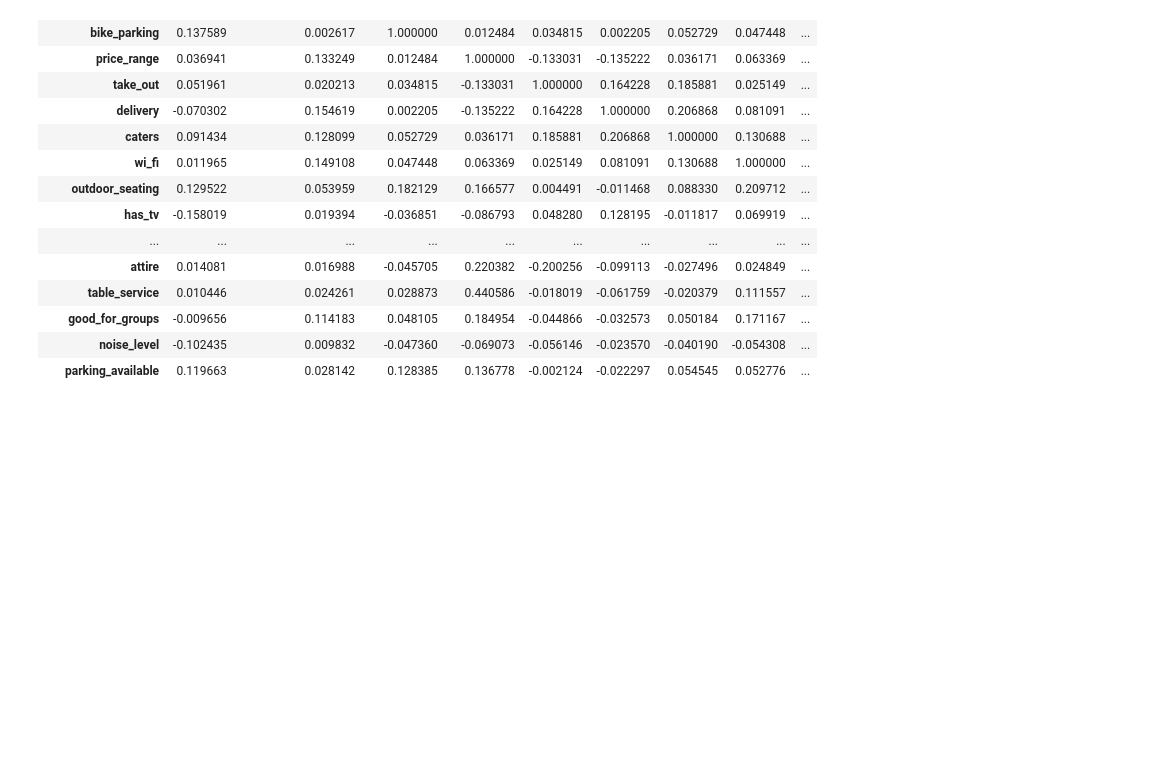
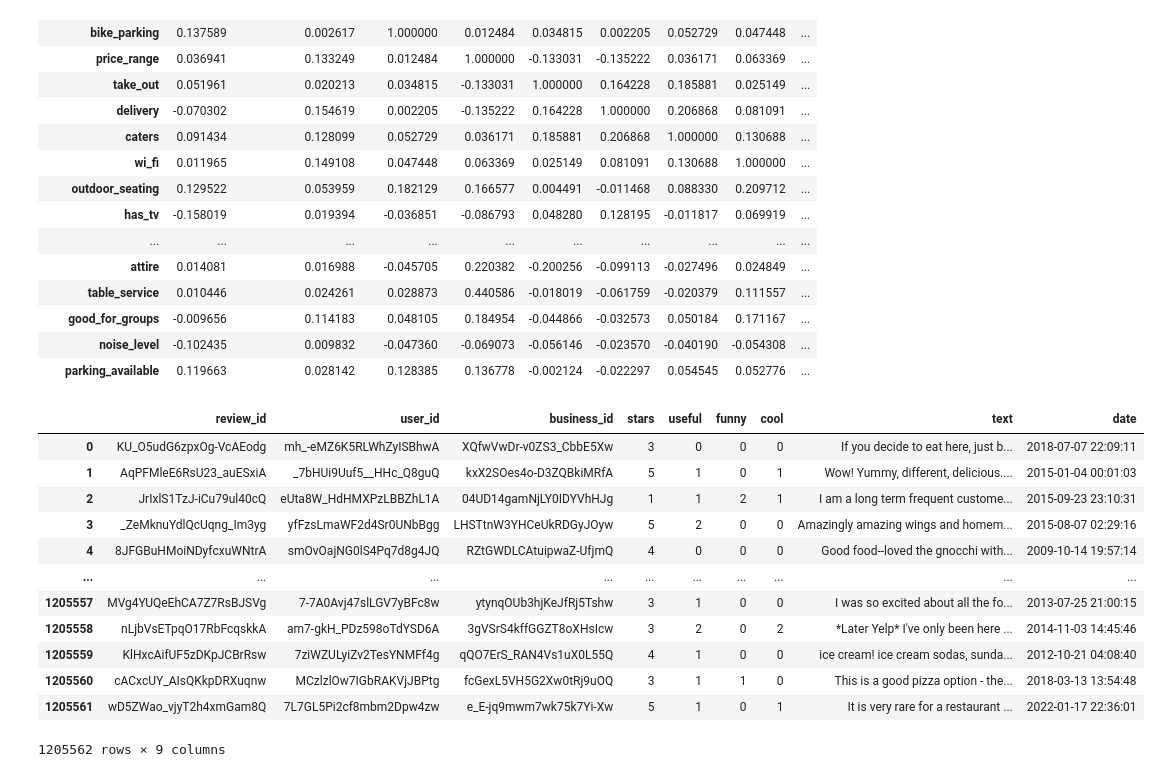
Before and after one commit to raska0010/yelp-customer-reviews, a Jupyter notebook: data_cleaning.ipynb, the cells around one changed output. Cells and saved outputs as stored; diff of their text form; code cells hidden in the pictures; blank space fills up the shorter version.

```diff
--- a/data_cleaning.ipynb
+++ b/data_cleaning.ipynb
@@ -292,3 +292,19 @@ restaurants[[
 | good_for_groups | -0.009656 | 0.114183 | 0.048105 | 0.184954 | -0.044866 | -0.032573 | 0.050184 | 0.171167 | ... |
 | noise_level | -0.102435 | 0.009832 | -0.047360 | -0.069073 | -0.056146 | -0.023570 | -0.040190 | -0.054308 | ... |
 | parking_available | 0.119663 | 0.028142 | 0.128385 | 0.136778 | -0.002124 | -0.022297 | 0.054545 | 0.052776 | ... |
+# %%
+reviews
+# %% [output]
+|  | review_id | user_id | business_id | stars | useful | funny | cool | text | date |
+| 0 | KU_O5udG6zpxOg-VcAEodg | mh_-eMZ6K5RLWhZyISBhwA | XQfwVwDr-v0ZS3_CbbE5Xw | 3 | 0 | 0 | 0 | If you decide to eat here, just b... | 2018-07-07 22:09:11 |
+| 1 | AqPFMleE6RsU23_auESxiA | _7bHUi9Uuf5__HHc_Q8guQ | kxX2SOes4o-D3ZQBkiMRfA | 5 | 1 | 0 | 1 | Wow! Yummy, different, delicious.... | 2015-01-04 00:01:03 |
+| 2 | JrIxlS1TzJ-iCu79ul40cQ | eUta8W_HdHMXPzLBBZhL1A | 04UD14gamNjLY0IDYVhHJg | 1 | 1 | 2 | 1 | I am a long term frequent custome... | 2015-09-23 23:10:31 |
+| 3 | _ZeMknuYdlQcUqng_Im3yg | yfFzsLmaWF2d4Sr0UNbBgg | LHSTtnW3YHCeUkRDGyJOyw | 5 | 2 | 0 | 0 | Amazingly amazing wings and homem... | 2015-08-07 02:29:16 |
+| 4 | 8JFGBuHMoiNDyfcxuWNtrA | smOvOajNG0lS4Pq7d8g4JQ | RZtGWDLCAtuipwaZ-UfjmQ | 4 | 0 | 0 | 0 | Good food--loved the gnocchi with... | 2009-10-14 19:57:14 |
+| ... | ... | ... | ... | ... | ... | ... | ... | ... | ... |
+| 1205557 | MVg4YUQeEhCA7Z7RsBJSVg | 7-7A0Avj47slLGV7yBFc8w | ytynqOUb3hjKeJfRj5Tshw | 3 | 1 | 0 | 0 | I was so excited about all the fo... | 2013-07-25 21:00:15 |
+| 1205558 | nLjbVsETpqO17RbFcqskkA | am7-gkH_PDz598oTdYSD6A | 3gVSrS4kffGGZT8oXHsIcw | 3 | 2 | 0 | 2 | *Later Yelp* I've only been here ... | 2014-11-03 14:45:46 |
+| 1205559 | KlHxcAifUF5zDKpJCBrRsw | 7ziWZULyiZv2TesYNMFf4g | qQO7ErS_RAN4Vs1uX0L55Q | 4 | 1 | 0 | 0 | ice cream! ice cream sodas, sunda... | 2012-10-21 04:08:40 |
+| 1205560 | cACxcUY_AIsQKkpDRXuqnw | MCzlzlOw7IGbRAKVjJBPtg | fcGexL5VH5G2Xw0tRj9uOQ | 3 | 1 | 1 | 0 | This is a good pizza option - the... | 2018-03-13 13:54:48 |
+| 1205561 | wD5ZWao_vjyT2h4xmGam8Q | 7L7GL5Pi2cf8mbm2Dpw4zw | e_E-jq9mwm7wk75k7Yi-Xw | 5 | 1 | 0 | 1 | It is very rare for a restaurant ... | 2022-01-17 22:36:01 |
+1205562 rows × 9 columns
```
Also changed, not shown: parts of 1 cell of this notebook.
